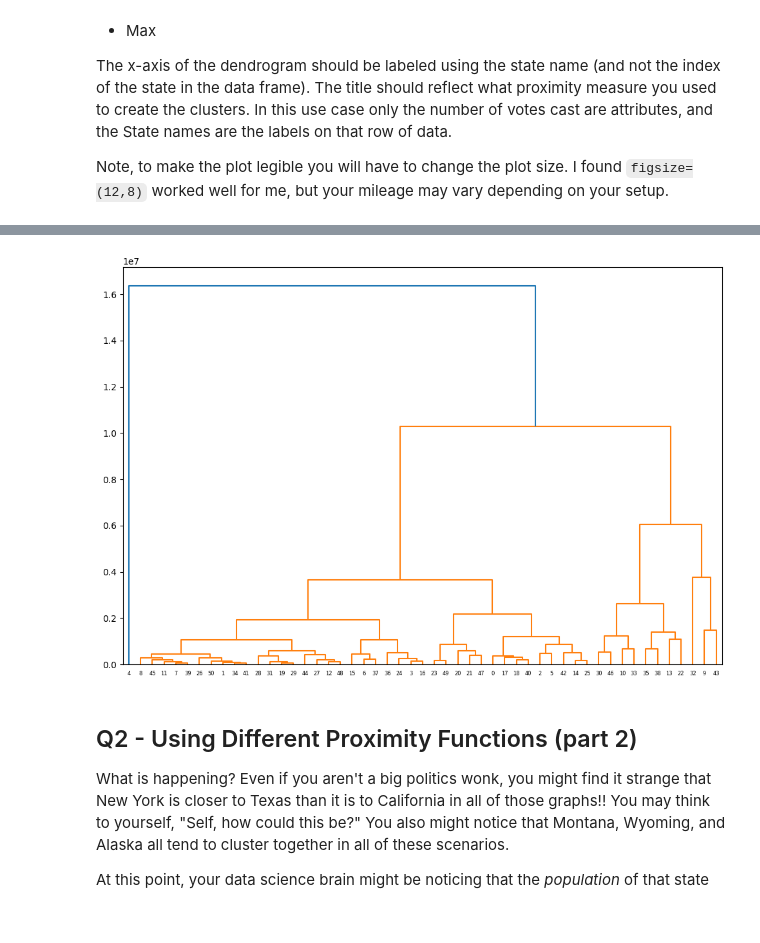
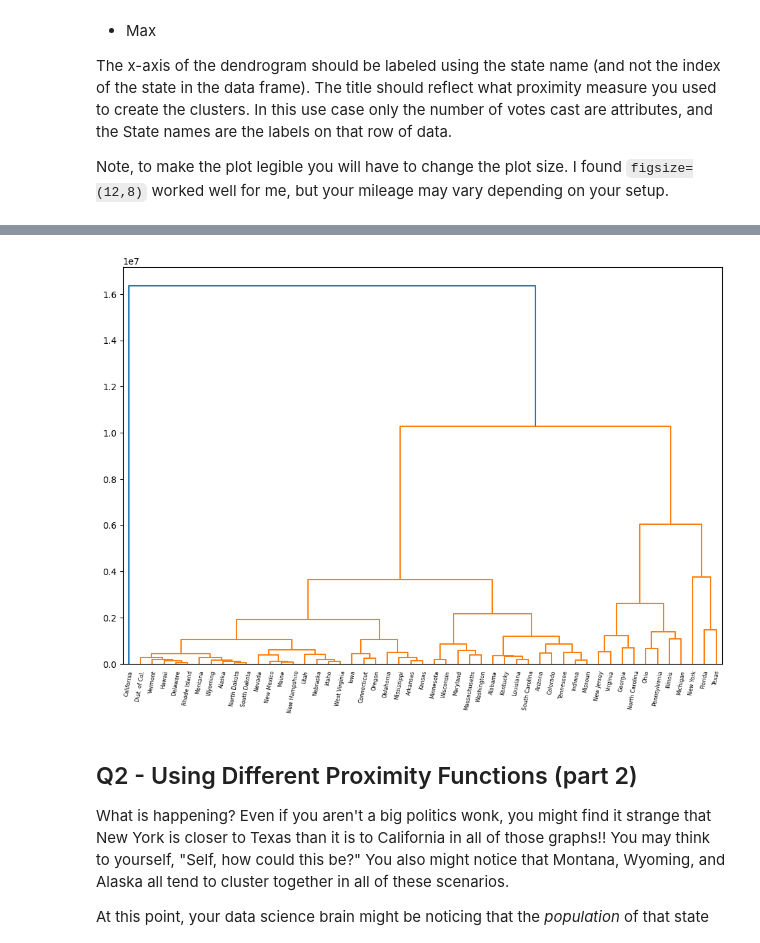
Before and after one commit to BictorFonseca/DataAnalysis, a Jupyter notebook: CS329E_HW11.ipynb, the cells around one changed output, grey strips where cells are left out. Cells and saved outputs as stored; diff of their text form; code cells hidden in the pictures; blank space fills up the shorter version.

```diff
--- a/CS329E_HW11.ipynb
+++ b/CS329E_HW11.ipynb
@@ -68,10 +68,10 @@ dendrogram(z, leaf_rotation=1);
 # %%
 # Plot the dendrogram for the max proximity measure
 z=linkage(df_X, 'complete')
 plt.figure(figsize=(12,8))
-dendrogram(z, leaf_rotation=1);
+dendrogram(z, leaf_rotation=80, labels=s_states.values);
 # %% [output]
-[figure, old version]
+[figure, new version]
 # %% [markdown]
 ## Q2 - Using Different Proximity Functions (part 2)
 
```
Also changed, not shown: parts of 5 cells of this notebook.
